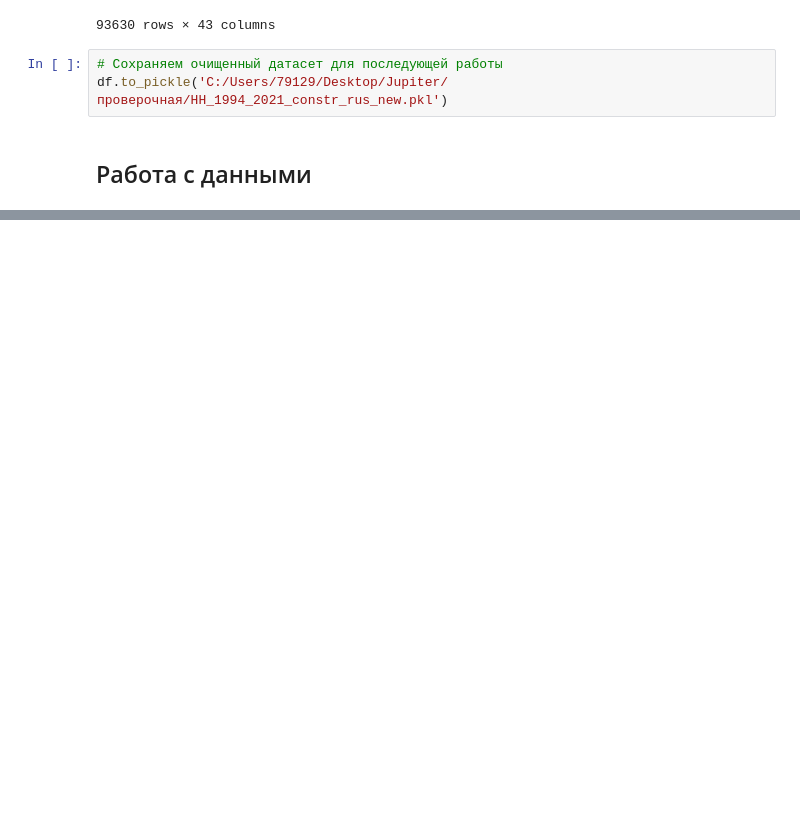
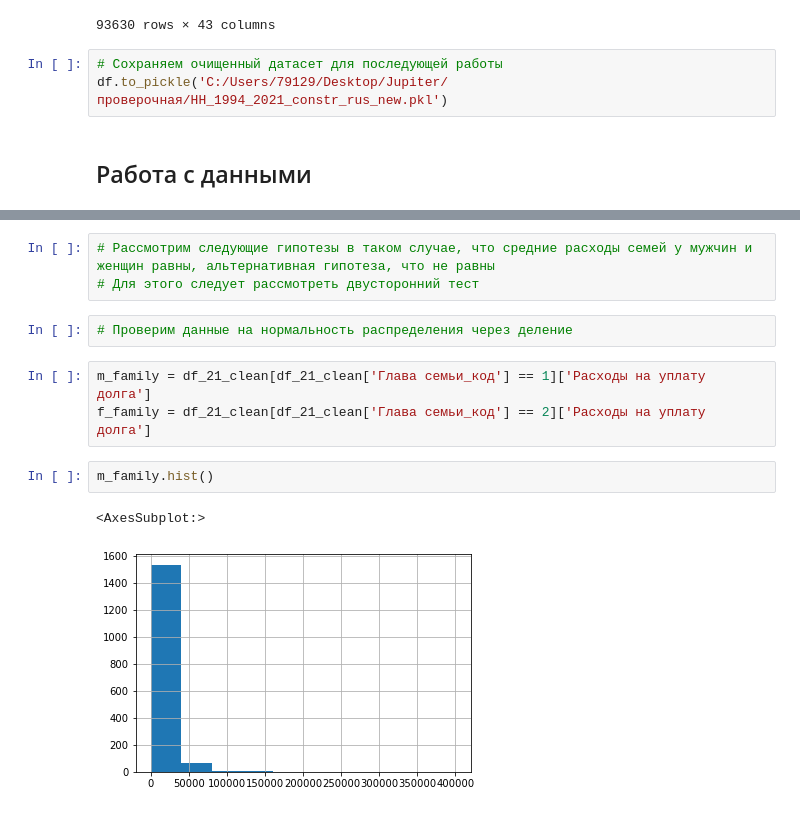
Before and after one commit to TinyYellowSubmarine/pract2, a Jupyter notebook: Проверочная_чистовик.ipynb, the cells around one changed output, grey strips where cells are left out. Saved outputs shown, nothing was run; the diff lists cells and outputs as text; blank space fills up the shorter version.

```diff
--- a/Проверочная_чистовик.ipynb
+++ b/Проверочная_чистовик.ipynb
@@ -807,0 +1121,13 @@ NameError: name 'outliers_df' is not defined
+# %%
+# Рассмотрим следующие гипотезы в таком случае, что средние расходы семей у мужчин и женщин равны, альтернативная гипотеза, что не равны
+# Для этого следует рассмотреть двусторонний тест
+# %%
+# Проверим данные на нормальность распределения через деление
+# %%
+m_family = df_21_clean[df_21_clean['Глава семьи_код'] == 1]['Расходы на уплату долга']
+f_family = df_21_clean[df_21_clean['Глава семьи_код'] == 2]['Расходы на уплату долга']
+# %%
+m_family.hist()
+# %% [output]
+<AxesSubplot:>
+[figure, added]
```
Also changed, not shown: parts of 36 cells of this notebook.
